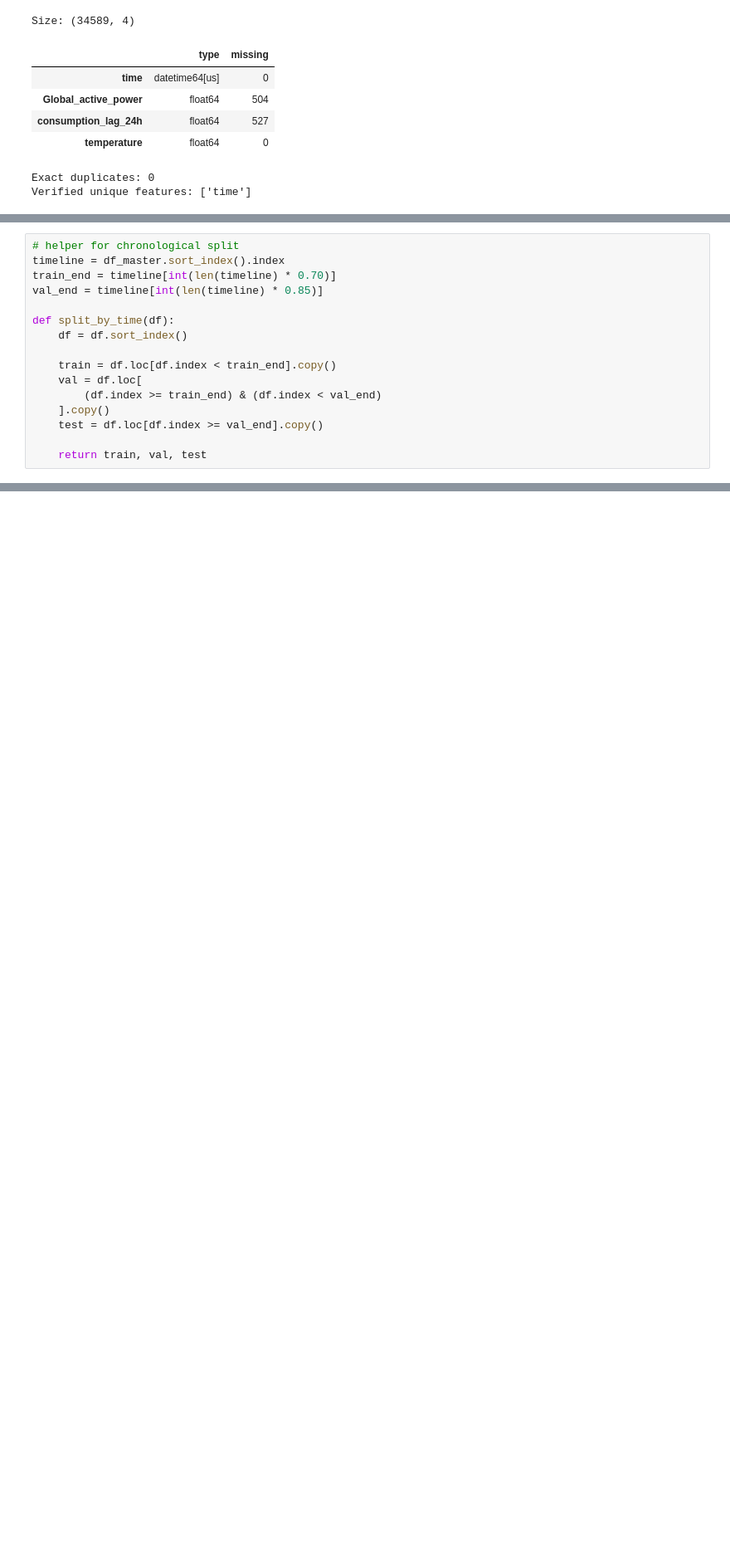
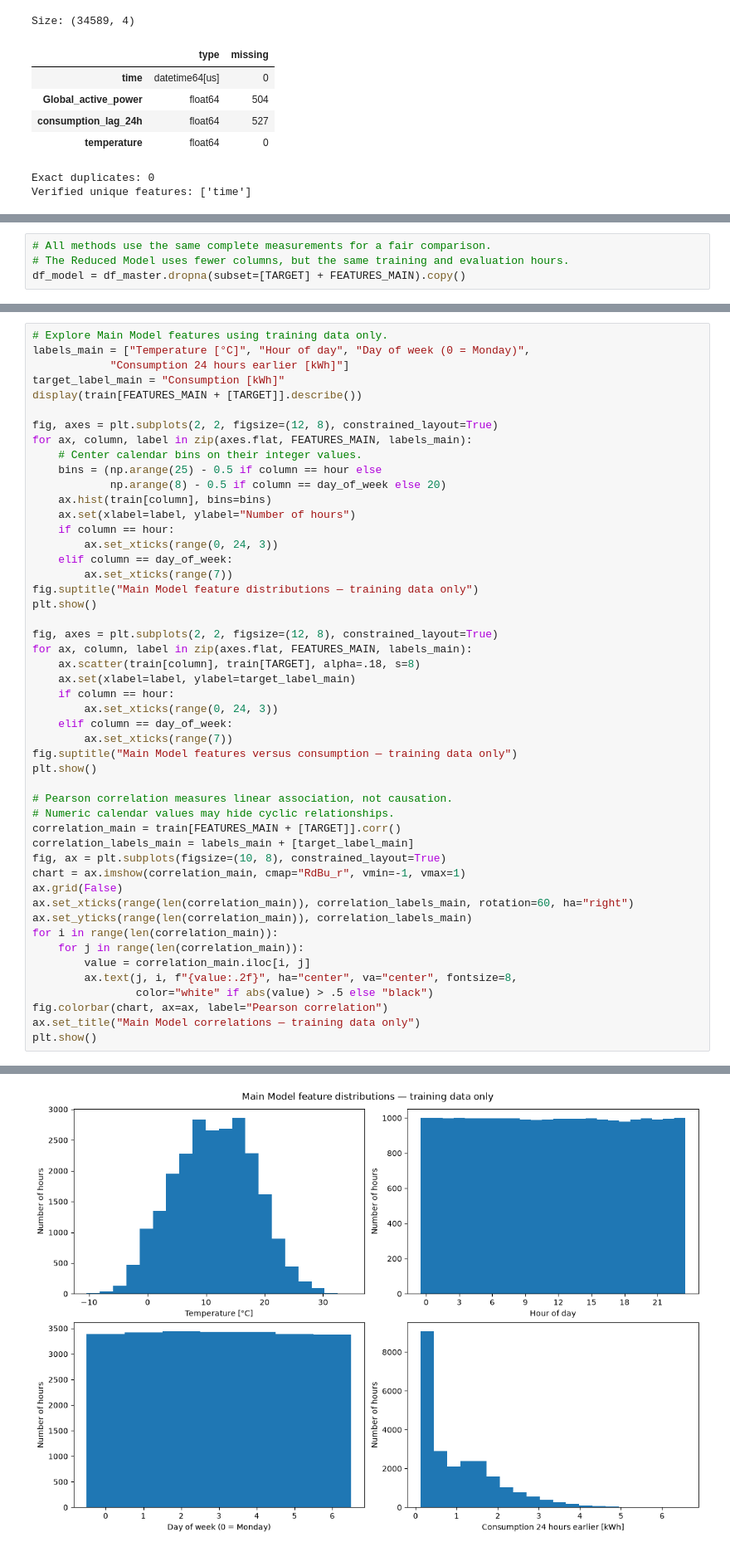
Before and after one commit to angiee99/Household-Power-Consumption-Prediction, a Jupyter notebook: project.ipynb, the cells around one changed output, grey strips where cells are left out. Shown at 83% size. Drawn from its saved outputs; the diff is of its cells as text; blank space fills up the shorter version.

Commit message:
Refactoring: models separation

```diff
--- a/project.ipynb
+++ b/project.ipynb
@@ -391,16 +399,0 @@ The dataset will be split chronologically, with earliest 70% used as train, next
-# %%
-# helper for chronological split
-timeline = df_master.sort_index().index
-train_end = timeline[int(len(timeline) * 0.70)]
-val_end = timeline[int(len(timeline) * 0.85)]
-
-def split_by_time(df):
-    df = df.sort_index()
-
-    train = df.loc[df.index < train_end].copy()
-    val = df.loc[
-        (df.index >= train_end) & (df.index < val_end)
-    ].copy()
-    test = df.loc[df.index >= val_end].copy()
-
-    return train, val, test
@@ -910,0 +406,4 @@ display(results_B)
+# %%
+# All methods use the same complete measurements for a fair comparison.
+# The Reduced Model uses fewer columns, but the same training and evaluation hours.
+df_model = df_master.dropna(subset=[TARGET] + FEATURES_MAIN).copy()
@@ -910,0 +458,50 @@ display(results_B)
+# %%
+# Explore Main Model features using training data only.
+labels_main = ["Temperature [°C]", "Hour of day", "Day of week (0 = Monday)",
+            "Consumption 24 hours earlier [kWh]"]
+target_label_main = "Consumption [kWh]"
+display(train[FEATURES_MAIN + [TARGET]].describe())
+
+fig, axes = plt.subplots(2, 2, figsize=(12, 8), constrained_layout=True)
+for ax, column, label in zip(axes.flat, FEATURES_MAIN, labels_main):
+    # Center calendar bins on their integer values.
+    bins = (np.arange(25) - 0.5 if column == hour else
+            np.arange(8) - 0.5 if column == day_of_week else 20)
+    ax.hist(train[column], bins=bins)
+    ax.set(xlabel=label, ylabel="Number of hours")
+    if column == hour:
+        ax.set_xticks(range(0, 24, 3))
+    elif column == day_of_week:
+        ax.set_xticks(range(7))
+fig.suptitle("Main Model feature distributions — training data only")
+plt.show()
+
+fig, axes = plt.subplots(2, 2, figsize=(12, 8), constrained_layout=True)
+for ax, column, label in zip(axes.flat, FEATURES_MAIN, labels_main):
+    ax.scatter(train[column], train[TARGET], alpha=.18, s=8)
+    ax.set(xlabel=label, ylabel=target_label_main)
+    if column == hour:
+        ax.set_xticks(range(0, 24, 3))
+    elif column == day_of_week:
+        ax.set_xticks(range(7))
+fig.suptitle("Main Model features versus consumption — training data only")
+plt.show()
+
+# Pearson correlation measures linear association, not causation.
+# Numeric calendar values may hide cyclic relationships.
+correlation_main = train[FEATURES_MAIN + [TARGET]].corr()
+correlation_labels_main = labels_main + [target_label_main]
+fig, ax = plt.subplots(figsize=(10, 8), constrained_layout=True)
+chart = ax.imshow(correlation_main, cmap="RdBu_r", vmin=-1, vmax=1)
+ax.grid(False)
+ax.set_xticks(range(len(correlation_main)), correlation_labels_main, rotation=60, ha="right")
+ax.set_yticks(range(len(correlation_main)), correlation_labels_main)
+for i in range(len(correlation_main)):
+    for j in range(len(correlation_main)):
+        value = correlation_main.iloc[i, j]
+        ax.text(j, i, f"{value:.2f}", ha="center", va="center", fontsize=8,
+                color="white" if abs(value) > .5 else "black")
+fig.colorbar(chart, ax=ax, label="Pearson correlation")
+ax.set_title("Main Model correlations — training data only")
+plt.show()
+# %% [output]
@@ -910,0 +517 @@ display(results_B)
+[figure, added]
```
Also changed, not shown: parts of 105 cells of this notebook.
